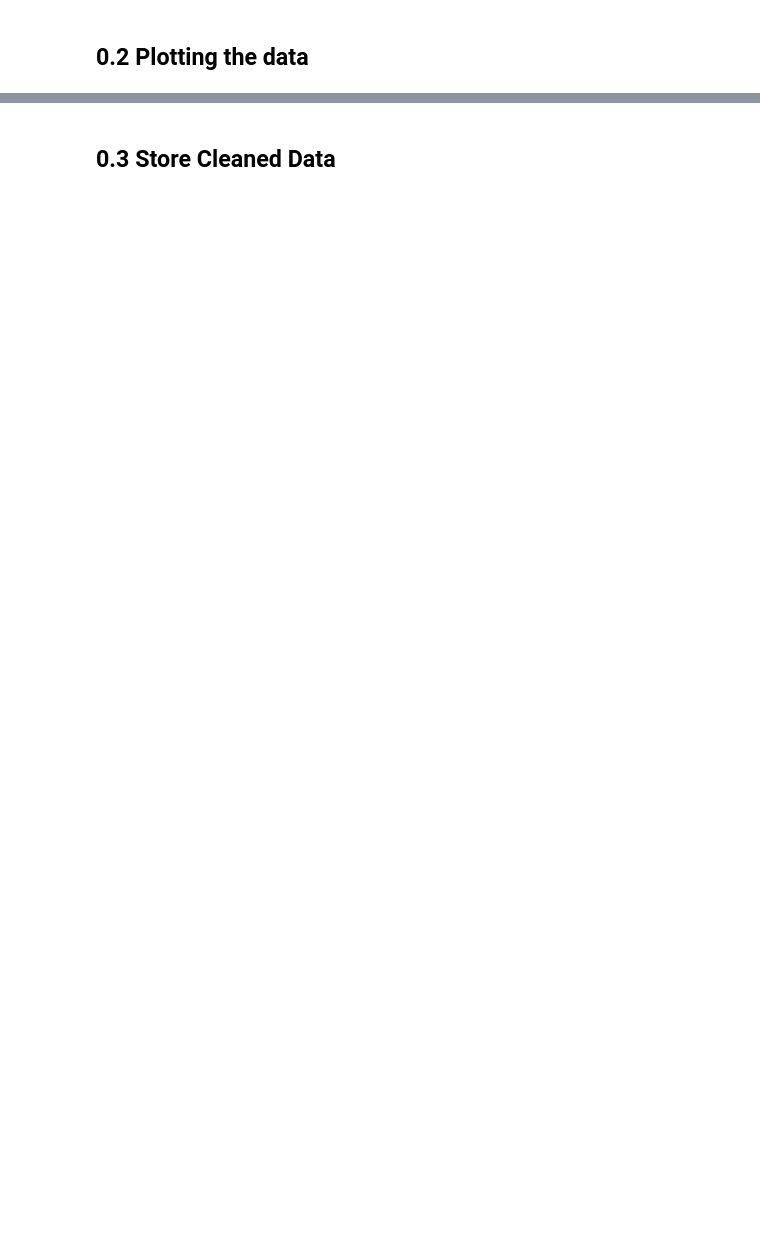
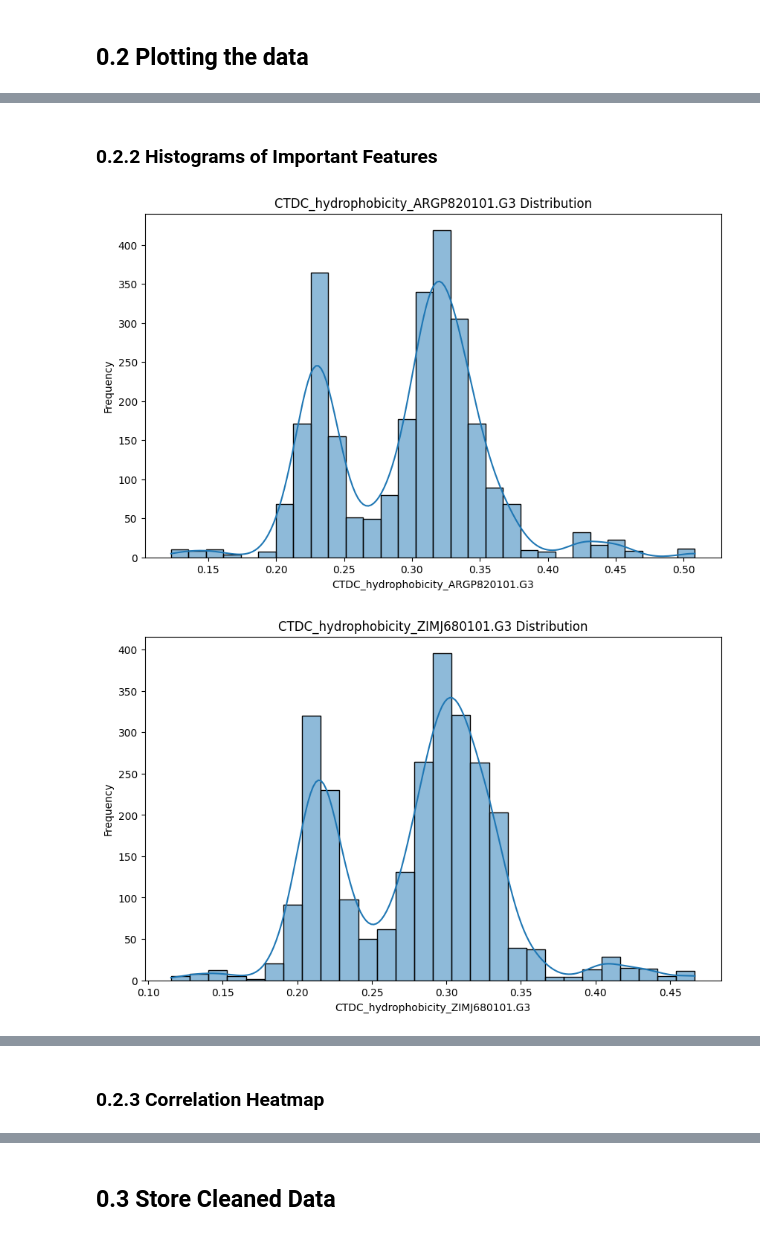
Before and after one commit to Detopall/bachelor-thesis-protein-feature-extraction, a Jupyter notebook: cleanup.ipynb, the cells around one changed output, grey strips where cells are left out. Saved outputs shown, nothing was run; the diff lists cells and outputs as text; code cells hidden in the pictures; blank space fills up the shorter version.

```diff
--- a/cleanup.ipynb
+++ b/cleanup.ipynb
@@ -120,0 +150,15 @@ plt.show()
+# %% [markdown]
+### 0.2.2 Histograms of Important Features
+# %%
+# plot histogram for each important feature
+
+for feature in importance_df['feature']:
+	plt.figure(figsize=(10, 6))
+	sns.histplot(df[feature], kde=True)
+	plt.title(f'{feature} Distribution')
+	plt.xlabel(feature)
+	plt.ylabel('Frequency')
+	plt.show()
+# %% [output]
+[figure, added]
+[figure, added]
@@ -121 +173,3 @@ plt.show()
+# %% [markdown]
+### 0.2.3 Correlation Heatmap
 # %%
```
Also changed, not shown: parts of 13 cells of this notebook, 17 other files.
